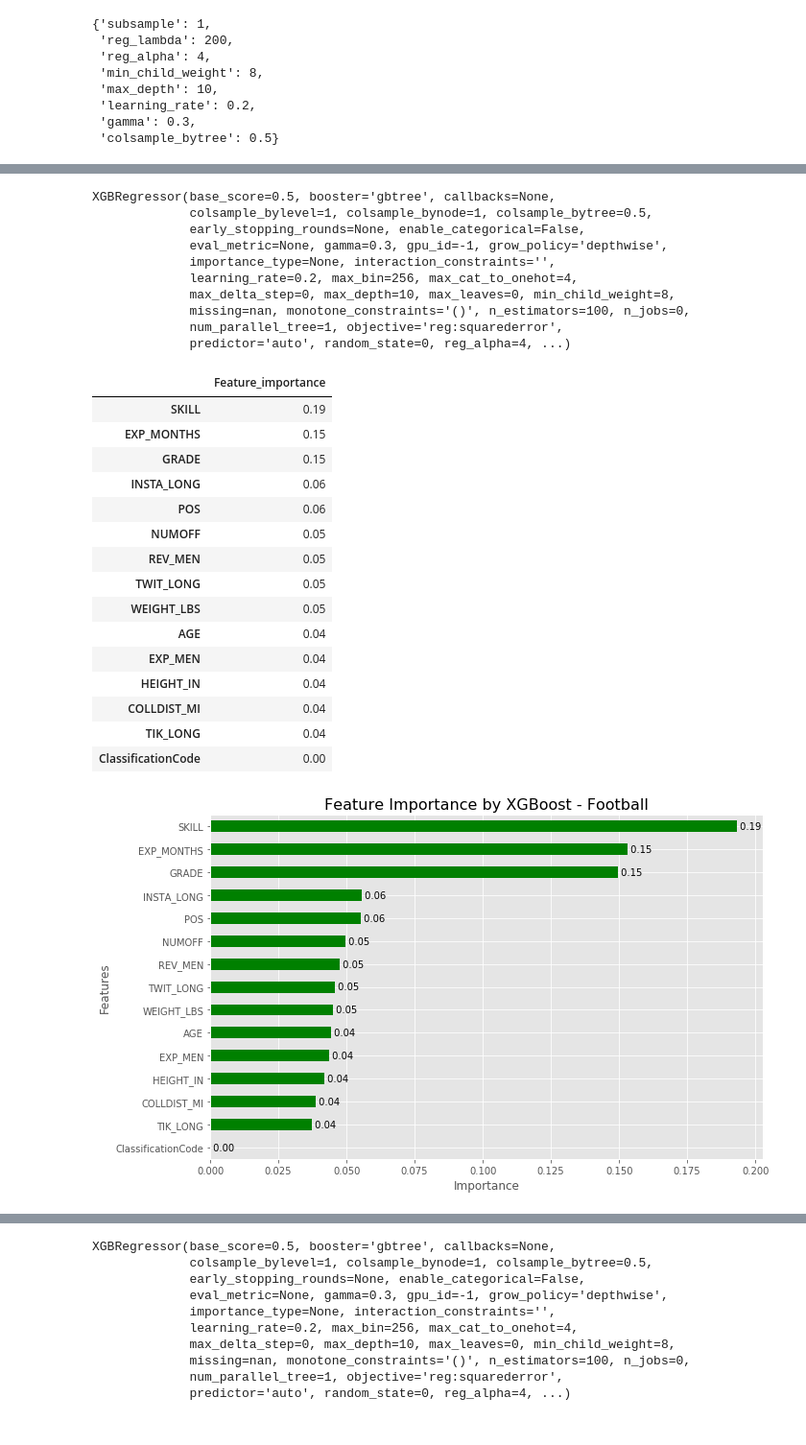
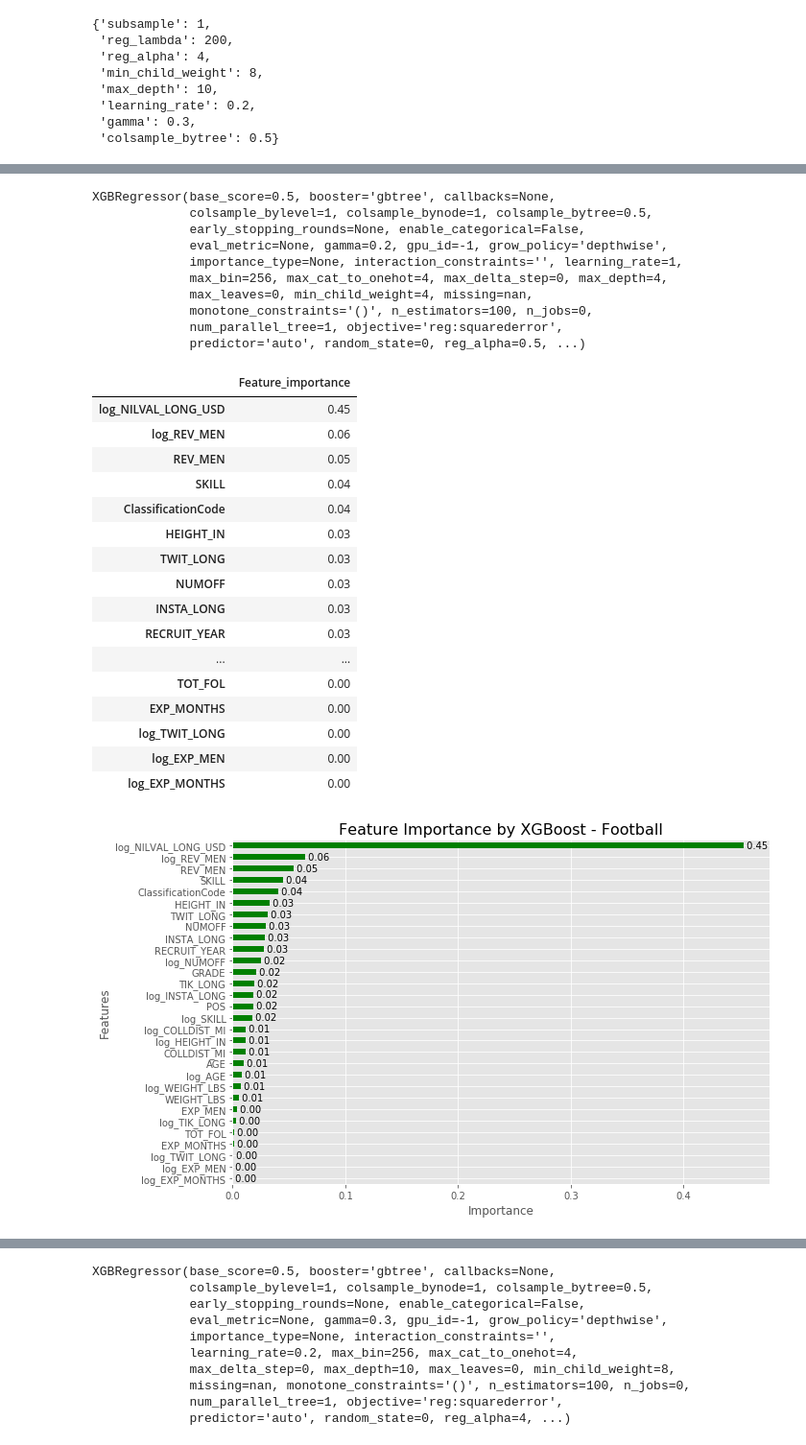
Before and after one commit to mvizzini951/MS2_NIL, a Jupyter notebook: Subervised_Learning _Models_Football.ipynb, the cells around one changed output, grey strips where cells are left out. Shown at 96% size. Cells and saved outputs as stored; diff of their text form; code cells hidden in the pictures.

```diff
--- a/Subervised_Learning _Models_Football.ipynb
+++ b/Subervised_Learning _Models_Football.ipynb
@@ -1186,12 +1246,12 @@ Index(['GRADE', 'AGE', 'SKILL', 'NUMOFF', 'POS', 'HEIGHT_IN', 'WEIGHT_LBS',
       dtype='object')
 # %%
 # Train the initial Random Forest model (RF1) using X_trainfb and y_trainfb
-rf1.fit(X_trainfb, y_trainfb)
+rf1.fit(X_trainfb2, y_trainfb2)
 
 perturbation_value = 0.5
 
 # Calculate the mean feature values
-mean_feature_values = X_trainfb.mean(axis=0)
+mean_feature_values = X_trainfb2.mean(axis=0)
 
 # Central data point with the mean feature values
 central_data_point = mean_feature_values
@@ -1205,7 +1265,7 @@ features_to_vary = ['GRADE', 'AGE', 'SKILL', 'NUMOFF', 'POS', 'HEIGHT_IN', 'WEIG
    'EXP_MONTHS', 'ClassificationCode', 'REV_MEN', 'EXP_MEN']
 
 # Convert feature names to column indices
-feature_indices = [X_trainfb.columns.get_loc(feature_to_vary) for feature_to_vary in features_to_vary]
+feature_indices = [X_trainfb2.columns.get_loc(feature_to_vary) for feature_to_vary in features_to_vary]
 
 
 # Store the results of sensitivity analysis
@@ -1249,27 +1309,27 @@ plt.show()
 
 
 feature_importance = rf1.feature_importances_
-feature_names = X_trainfb.columns  # Replace with your feature names
+feature_names = X_trainfb2.columns  # Replace with your feature names
 ablation_mae = []
 ablation_r2 = []
 
-rf1.fit(X_trainfb, y_trainfb)
-y_pred = rf1.predict(X_testfb)
-baseline_mae = mean_absolute_error(y_testfb, y_pred)
-baseline_r2 = r2_score(y_testfb, y_pred)
+rf1.fit(X_trainfb2, y_trainfb2)
+y_pred = rf1.predict(X_testfb2)
+baseline_mae = mean_absolute_error(y_testfb2, y_pred)
+baseline_r2 = r2_score(y_testfb2, y_pred)
 
 for i in range(X_trainfb.shape[1]):
     # Temporarily remove one feature at a time
-    reduced_X_train = X_trainfb.drop(columns= feature_names[i])
-    X_test_reduced = X_testfb.drop(columns=feature_names[i])
+    reduced_X_train = X_trainfb2.drop(columns= feature_names[i])
+    X_test_reduced = X_testfb2.drop(columns=feature_names[i])
 
     # Train a new Random Forest model with one feature removed
-    rf1.fit(reduced_X_train, y_trainfb)
+    rf1.fit(reduced_X_train, y_trainfb2)
     y_pred = rf1.predict(X_test_reduced)
 
     # Calculate MSE and R-squared for the reduced model
-    mae = mean_absolute_error(y_testfb, y_pred)
-    r2 = r2_score(y_testfb, y_pred)
+    mae = mean_absolute_error(y_testfb2, y_pred)
+    r2 = r2_score(y_testfb2, y_pred)
 
     ablation_mae.append(mae)
     ablation_r2.append(r2)
@@ -1411,7 +1489,7 @@ params = {
 rcv = RandomizedSearchCV(estimator=xgbr, param_distributions=params, n_iter = 10,
                                 scoring='r2', cv = 10, verbose=2,
                                 random_state=42, n_jobs=-1, return_train_score=True)
-rcv.fit(X_trainfb,y_trainfb)
+rcv.fit(X_trainfb2,y_trainfb2)
 # %% [output]
 Fitting 10 folds for each of 10 candidates, totalling 100 fits
 [Parallel(n_jobs=-1)]: Using backend LokyBackend with 8 concurrent workers.
@@ -1470,71 +1548,72 @@ rcv.best_score_
 #Building XGboost regressor with best hyperparameters
 xgbr = rcv.best_estimator_
 #Fitting on train data
-xgbr.fit(X_trainfb,y_trainfb)
+xgbr.fit(X_trainfb2,y_trainfb2)
 # %% [output]
 XGBRegressor(base_score=0.5, booster='gbtree', callbacks=None,
              colsample_bylevel=1, colsample_bynode=1, colsample_bytree=0.5,
              early_stopping_rounds=None, enable_categorical=False,
-             eval_metric=None, gamma=0.3, gpu_id=-1, grow_policy='depthwise',
-             importance_type=None, interaction_constraints='',
-             learning_rate=0.2, max_bin=256, max_cat_to_onehot=4,
-             max_delta_step=0, max_depth=10, max_leaves=0, min_child_weight=8,
-             missing=nan, monotone_constraints='()', n_estimators=100, n_jobs=0,
+             eval_metric=None, gamma=0.2, gpu_id=-1, grow_policy='depthwise',
+             importance_type=None, interaction_constraints='', learning_rate=1,
+             max_bin=256, max_cat_to_onehot=4, max_delta_step=0, max_depth=4,
+             max_leaves=0, min_child_weight=4, missing=nan,
+             monotone_constraints='()', n_estimators=100, n_jobs=0,
              num_parallel_tree=1, objective='reg:squarederror',
-             predictor='auto', random_state=0, reg_alpha=4, ...)
+             predictor='auto', random_state=0, reg_alpha=0.5, ...)
 # %%
 #feature importances
-xgbr_feature_imp = pd.DataFrame(xgbr.feature_importances_, index = X_trainfb.columns, columns=['Feature_importance'])
+xgbr_feature_imp = pd.DataFrame(xgbr.feature_importances_, index = X_trainfb2.columns, columns=['Feature_importance'])
 xgbr_feature_imp.sort_values(by = 'Feature_importance', ascending = False, inplace = True)
 xgbr_feature_imp
 # %% [output]
 |  | Feature_importance |
-| SKILL | 0.19 |
-| EXP_MONTHS | 0.15 |
-| GRADE | 0.15 |
-| INSTA_LONG | 0.06 |
-| POS | 0.06 |
-| NUMOFF | 0.05 |
+| log_NILVAL_LONG_USD | 0.45 |
+| log_REV_MEN | 0.06 |
 | REV_MEN | 0.05 |
-| TWIT_LONG | 0.05 |
-| WEIGHT_LBS | 0.05 |
-| AGE | 0.04 |
-| EXP_MEN | 0.04 |
-| HEIGHT_IN | 0.04 |
-| COLLDIST_MI | 0.04 |
-| TIK_LONG | 0.04 |
-| ClassificationCode | 0.00 |
+| SKILL | 0.04 |
+| ClassificationCode | 0.04 |
+| HEIGHT_IN | 0.03 |
+| TWIT_LONG | 0.03 |
+| NUMOFF | 0.03 |
+| INSTA_LONG | 0.03 |
+| RECRUIT_YEAR | 0.03 |
+| ... | ... |
+| TOT_FOL | 0.00 |
+| EXP_MONTHS | 0.00 |
+| log_TWIT_LONG | 0.00 |
+| log_EXP_MEN | 0.00 |
+| log_EXP_MONTHS | 0.00 |
 # %%
 # Feature Visualization
-xgbr_feature_imp = pd.DataFrame(xgbr.feature_importances_, index=X_trainfb.columns, columns=['Feature_importance'])
+xgbr_feature_imp = pd.DataFrame(xgbr.feature_importances_, index=X_trainfb2.columns, columns=['Feature_importance'])
 xgbr_feature_imp.sort_values(by='Feature_importance', ascending=True, inplace=True)
 
 
 fig, ax = plt.subplots(figsize=(10, 6))
 plt.style.use('ggplot')
 
 colors = ['skyblue' if x < 0 else 'green' for x in xgbr_feature_imp['Feature_importance']]
 xgbr_feature_imp['Feature_importance'].plot(kind='barh', color=colors, ax=ax)
 
 # Add title and labels
 ax.set_title('Feature Importance by XGBoost - Football', fontsize=16)
 ax.set_xlabel('Importance', fontsize=12)
 ax.set_ylabel('Features', fontsize=12)
 
 # Add feature names as y-tick labels
 ax.set_yticklabels(xgbr_feature_imp.index, fontsize=10)
 
 # Add importance scores at the end of the bars
 for i, v in enumerate(xgbr_feature_imp['Feature_importance']):
         plt.text(v, i, f' {v:.2f}', ha='left', va='center', fontsize=10, )
 
 # Adjust the layout for better readability
 plt.tight_layout()
 
 # Show the plot
 plt.show()
 # %% [output]
-[figure, old version]
+[figure, new version]
 # %%
 #consider top 5 features
 xgbr_top_features =  ['GRADE','SKILL',  'INSTA_LONG', 'POS']
```
Also changed, not shown: parts of 60 cells of this notebook.
